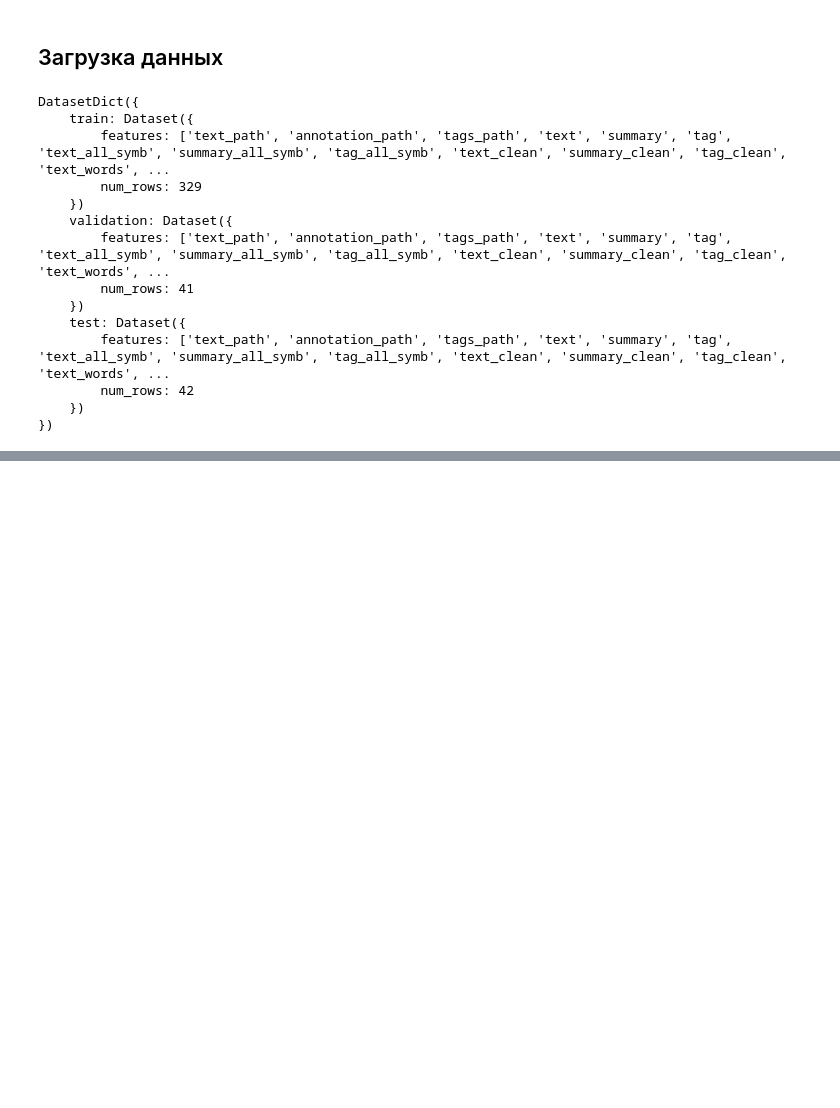
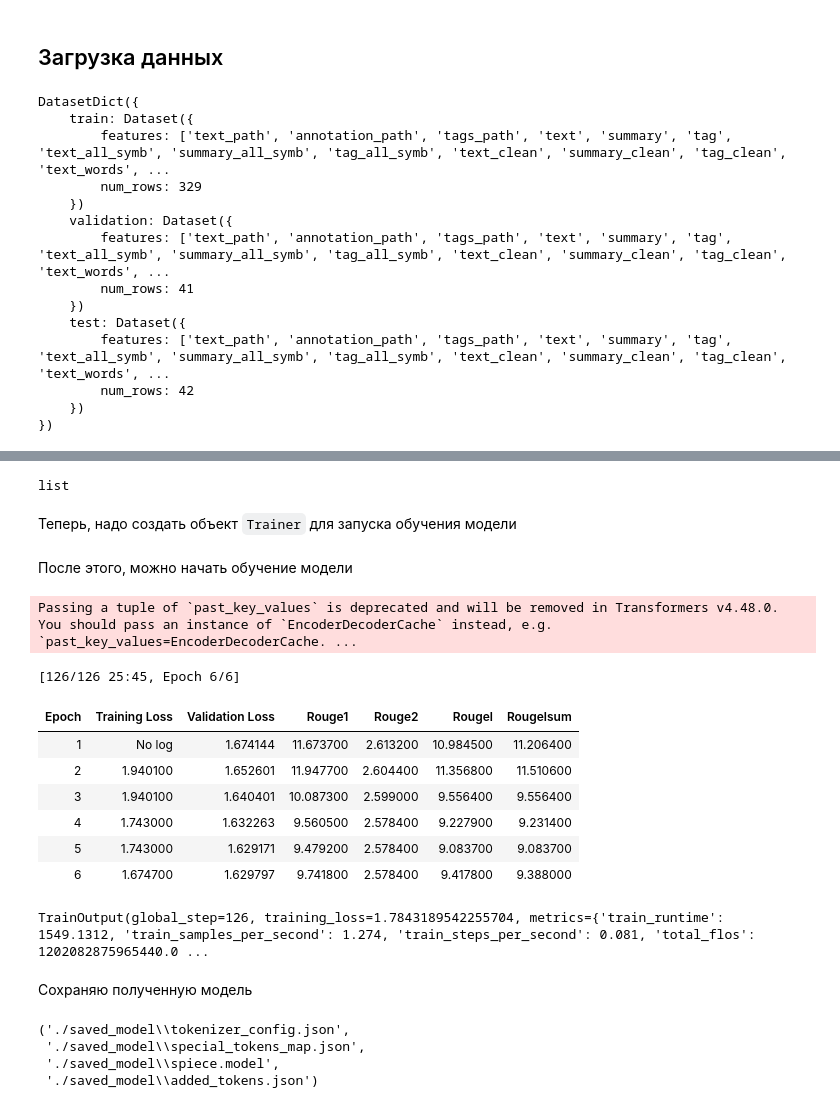
Before and after one commit to Rainfue/NLP-summary, a Jupyter notebook: Module2/Report_M2.ipynb, the cells around one changed output, grey strips where cells are left out. Cells and saved outputs as stored; diff of their text form; code cells hidden in the pictures; blank space fills up the shorter version.

```diff
--- a/Module2/Report_M2.ipynb
+++ b/Module2/Report_M2.ipynb
@@ -61,0 +184,20 @@ DatasetDict({
+# %%
+# объект с гиперпараметрами
+args = Seq2SeqTrainingArguments(
+    output_dir='model-4-summary',
+    overwrite_output_dir=True,
+    eval_strategy='epoch',                     # оценка после каждой эпохи
+    per_device_train_batch_size=batch_size,     # кол-во тренировочных батчей
+    per_device_eval_batch_size=batch_size,      # кол-во батчей для оценки
+    gradient_accumulation_steps=2,              # кол-во шагов накопления градиента до обновления
+    torch_empty_cache_steps=4,                  # oчистка кэша GPU через каждые 4 шага
+    learning_rate=1e-4,                         # скорость обучения
+    num_train_epochs=epochs,                    # кол-во эпох
+    logging_steps=logging_steps,                # частота логов
+    seed=42,                                    # сид для воспроизводимости результатов
+    fp16=True,                                  # bbспользование mixed precision для ускорения обучения
+    weight_decay=0.01,                          # отложенные весаL2-регуляризация для предотвращения переобучения
+    optim='adamw_torch',                        # оптимизатор
+    report_to="tensorboard",
+
+)
@@ -61,0 +242,3 @@ DatasetDict({
+# %%
+# инициализируем коллатор
+collator = DataCollatorForSeq2Seq(tokenizer, model)
@@ -61,0 +247,5 @@ DatasetDict({
+# %%
+# убираем лишние колонки
+train_data = dataset.select_columns(['input_ids', 'attention_mask', 'labels'])
+# выводим датасет
+train_data
@@ -61,0 +267,19 @@ DatasetDict({
+# %%
+type(train_data['train']['input_ids'][0])
+# %% [output]
+list
+# %% [markdown]
+Теперь, надо создать объект `Trainer` для запуска обучения модели
+# %%
+# объект trainer
+trainer = Seq2SeqTrainer(
+    model,                                  # модель
+    args,                                   # тренировочные аргументы
+    train_dataset=train_data['train'],      # датасет для обучения модели
+    eval_dataset=train_data['validation'],  # датасет для оценки модели
+    data_collator=collator,                 # коллатор
+    processing_class=tokenizer,             # токенизатор
+    compute_metrics=compute_metrics         # функция для вычисления метрик
+)
+# %% [markdown]
+После этого, можно начать обучение модели
@@ -61,0 +288,27 @@ DatasetDict({
+# %%
+# запуск обучения модели
+trainer.train()
+# %% [output]
+Passing a tuple of `past_key_values` is deprecated and will be removed in Transformers v4.48.0. You should pass an instance of `EncoderDecoderCache` instead, e.g. `past_key_values=EncoderDecoderCache. ...
+[126/126 25:45, Epoch 6/6]
+| Epoch | Training Loss | Validation Loss | Rouge1 | Rouge2 | Rougel | Rougelsum |
+| 1 | No log | 1.674144 | 11.673700 | 2.613200 | 10.984500 | 11.206400 |
+| 2 | 1.940100 | 1.652601 | 11.947700 | 2.604400 | 11.356800 | 11.510600 |
+| 3 | 1.940100 | 1.640401 | 10.087300 | 2.599000 | 9.556400 | 9.556400 |
+| 4 | 1.743000 | 1.632263 | 9.560500 | 2.578400 | 9.227900 | 9.231400 |
+| 5 | 1.743000 | 1.629171 | 9.479200 | 2.578400 | 9.083700 | 9.083700 |
+| 6 | 1.674700 | 1.629797 | 9.741800 | 2.578400 | 9.417800 | 9.388000 |
+TrainOutput(global_step=126, training_loss=1.7843189542255704, metrics={'train_runtime': 1549.1312, 'train_samples_per_second': 1.274, 'train_steps_per_second': 0.081, 'total_flos': 1202082875965440.0 ...
+# %% [markdown]
+Сохраняю полученную модель
+# %%
+# Сохранение модели
+model.save_pretrained("./saved_model")
+
+# Сохранение токенизатора
+tokenizer.save_pretrained("./saved_model")
+# %% [output]
+('./saved_model\\tokenizer_config.json',
+ './saved_model\\special_tokens_map.json',
+ './saved_model\\spiece.model',
+ './saved_model\\added_tokens.json')
```
Also changed, not shown: parts of 48 cells of this notebook, 17 other files.
